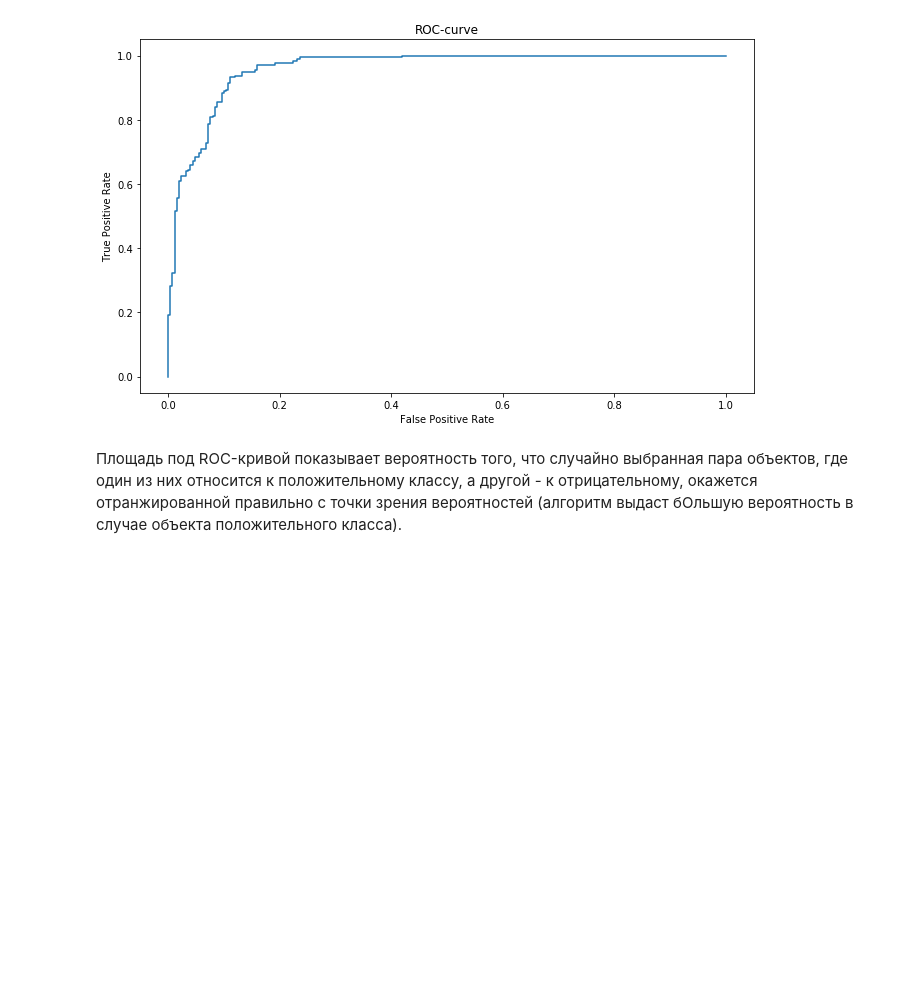
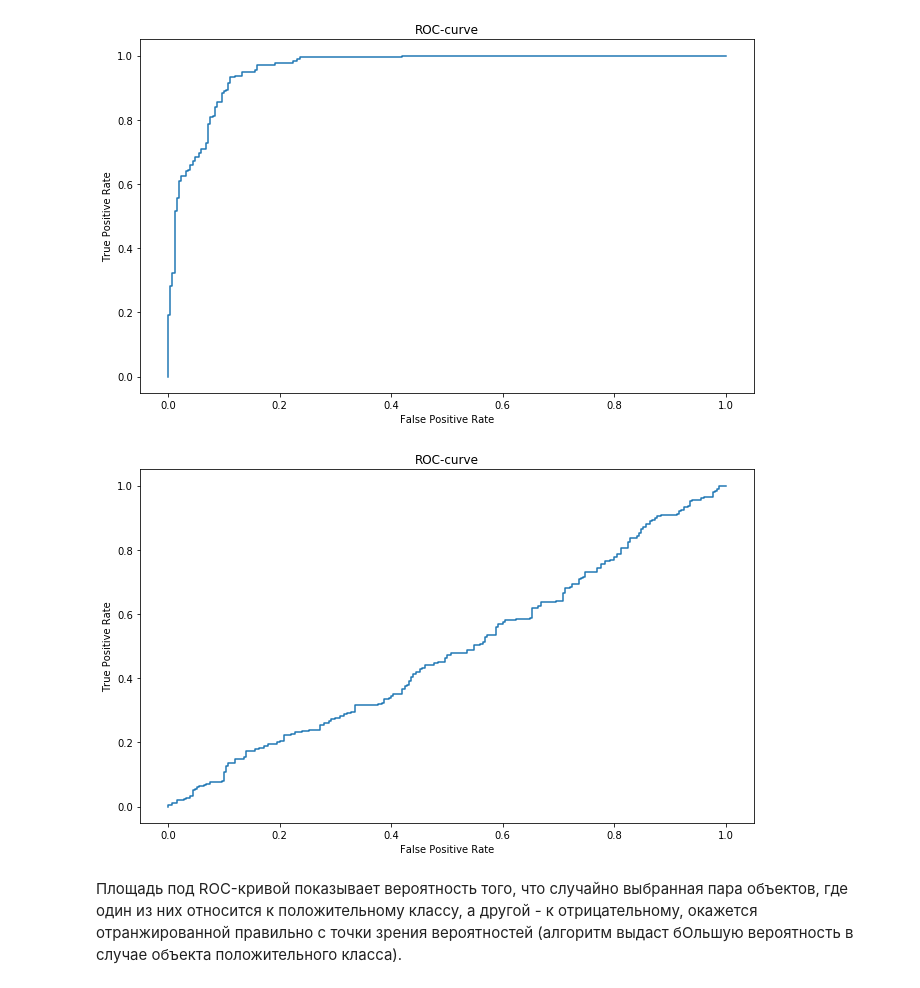
Before and after one commit to Kokhtev/HSE-teaching, a Jupyter notebook: phys-2020/sem06-linclass.ipynb, the cells around one changed output. Cells and saved outputs as stored; diff of their text form; code cells hidden in the pictures; blank space fills up the shorter version.

```diff
--- a/phys-2020/sem06-linclass.ipynb
+++ b/phys-2020/sem06-linclass.ipynb
@@ -380,6 +398,16 @@ plt.ylabel('True Positive Rate')
 plt.show()
 # %% [output]
 [figure]
+# %%
+fpr, tpr, thresholds = roc_curve(y, np.random.rand(500))
+plt.figure(figsize=(11, 6.5))
+plt.plot(fpr, tpr)
+plt.title('ROC-curve')
+plt.xlabel('False Positive Rate')
+plt.ylabel('True Positive Rate')
+plt.show()
+# %% [output]
+[figure, added]
 # %% [markdown]
 Площадь под ROC-кривой показывает вероятность того, что случайно выбранная пара объектов, где один из них относится к положительному классу, а другой - к отрицательному, окажется отранжированной правильно с точки зрения вероятностей (алгоритм выдаст бОльшую вероятность в случае объекта положительного класса).
 # %%
```
Also changed, not shown: parts of 4 cells of this notebook, 5 other files.
